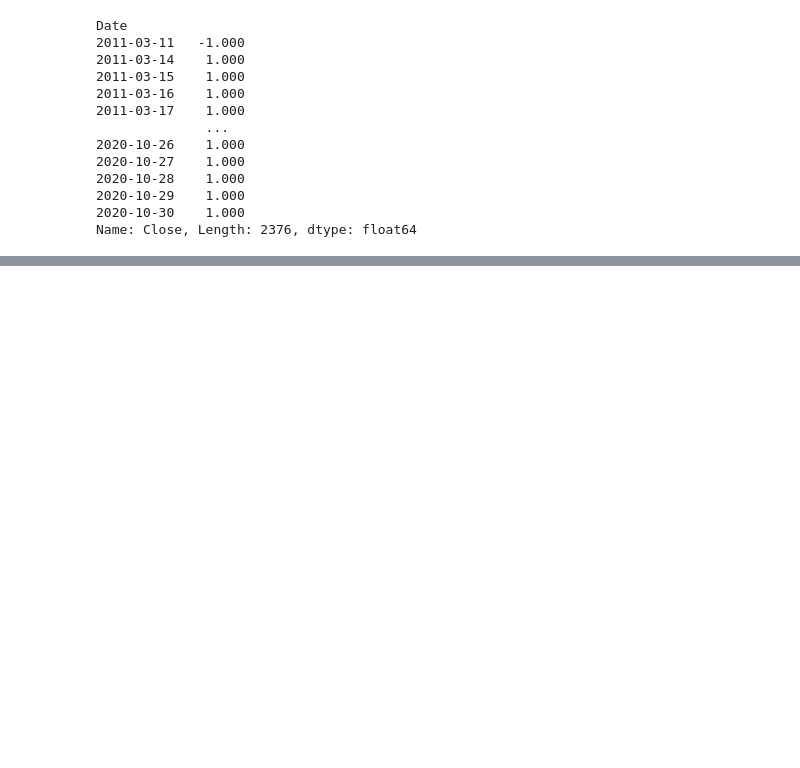
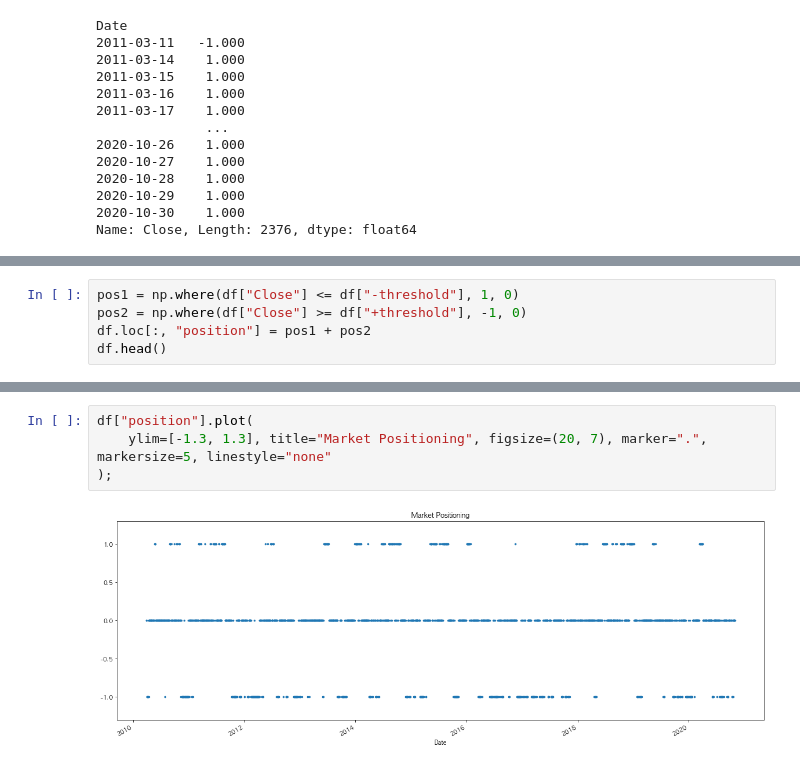
Before and after one commit to JihoQuant/Python-Pandas-Part-1, a Jupyter notebook: part2/5. Signal Based Backtesing.ipynb, the cells around one changed output, grey strips where cells are left out. Cells and saved outputs as stored; diff of their text form; blank space fills up the shorter version.

```diff
--- a/part2/5. Signal Based Backtesing.ipynb
+++ b/part2/5. Signal Based Backtesing.ipynb
@@ -403,0 +443,5 @@ Name: Close, Length: 2376, dtype: float64
+# %%
+pos1 = np.where(df["Close"] <= df["-threshold"], 1, 0)
+pos2 = np.where(df["Close"] >= df["+threshold"], -1, 0)
+df.loc[:, "position"] = pos1 + pos2
+df.head()
@@ -403,0 +456,6 @@ Name: Close, Length: 2376, dtype: float64
+# %%
+df["position"].plot(
+    ylim=[-1.3, 1.3], title="Market Positioning", figsize=(20, 7), marker=".", markersize=5, linestyle="none"
+);
+# %% [output]
+[figure, added]
```
Also changed, not shown: parts of 19 cells of this notebook.
